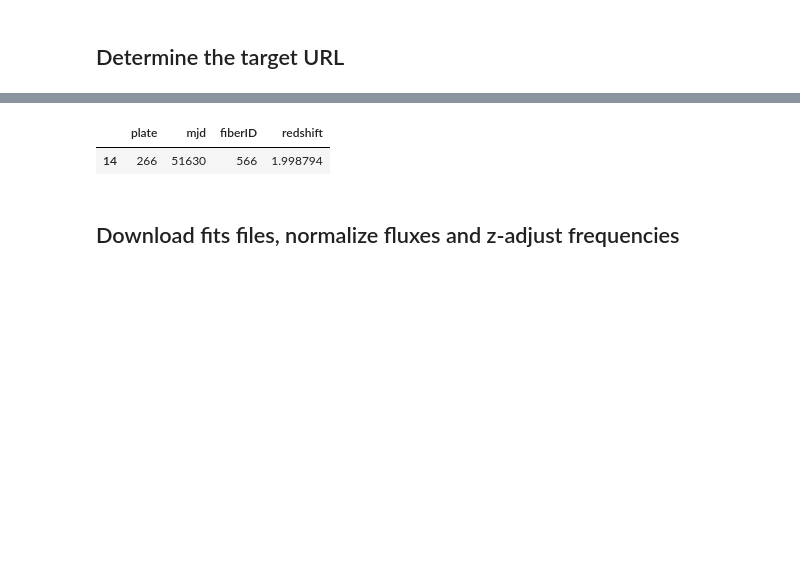
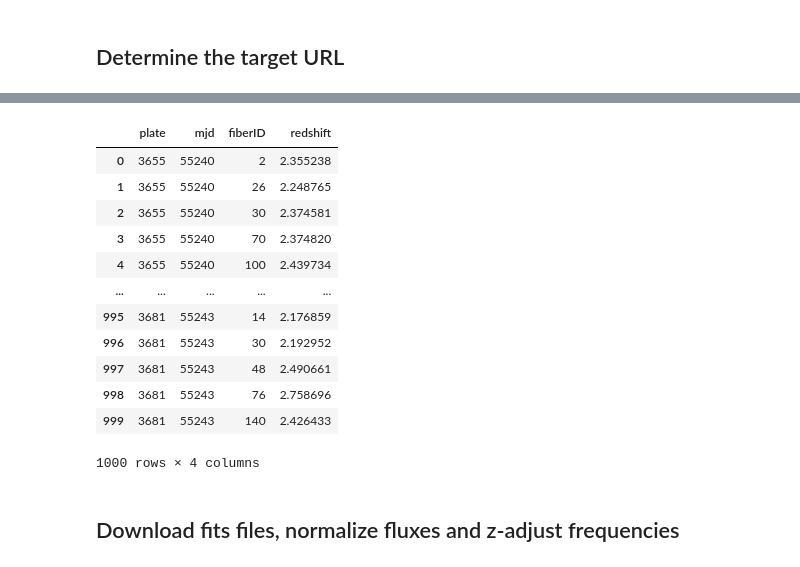
Before and after one commit to dickreuter/astronomy, a Jupyter notebook: SDSS Spectrum Combine Project.ipynb, the cells around one changed output, grey strips where cells are left out. Drawn from its saved outputs; the diff is of its cells as text; code cells hidden in the pictures; blank space fills up the shorter version.

```diff
--- a/SDSS Spectrum Combine Project.ipynb
+++ b/SDSS Spectrum Combine Project.ipynb
@@ -279,8 +280,19 @@ Example url: https://dr12.sdss.org/sas/dr12/sdss/spectro/redux/26/spectra/1234/s
-# %%
-source_df.sort_values('redshift').tail(1)
-# %% [output]
-|  | plate | mjd | fiberID | redshift |
-| 14 | 266 | 51630 | 566 | 1.998794 |
+# %%
+source_df
+# %% [output]
+|  | plate | mjd | fiberID | redshift |
+| 0 | 3655 | 55240 | 2 | 2.355238 |
+| 1 | 3655 | 55240 | 26 | 2.248765 |
+| 2 | 3655 | 55240 | 30 | 2.374581 |
+| 3 | 3655 | 55240 | 70 | 2.374820 |
+| 4 | 3655 | 55240 | 100 | 2.439734 |
+| ... | ... | ... | ... | ... |
+| 995 | 3681 | 55243 | 14 | 2.176859 |
+| 996 | 3681 | 55243 | 30 | 2.192952 |
+| 997 | 3681 | 55243 | 48 | 2.490661 |
+| 998 | 3681 | 55243 | 76 | 2.758696 |
+| 999 | 3681 | 55243 | 140 | 2.426433 |
+1000 rows × 4 columns
 # %% [markdown]
 ## Download fits files, normalize fluxes and z-adjust frequencies
 # %%
```
Also changed, not shown: parts of 19 cells of this notebook.
